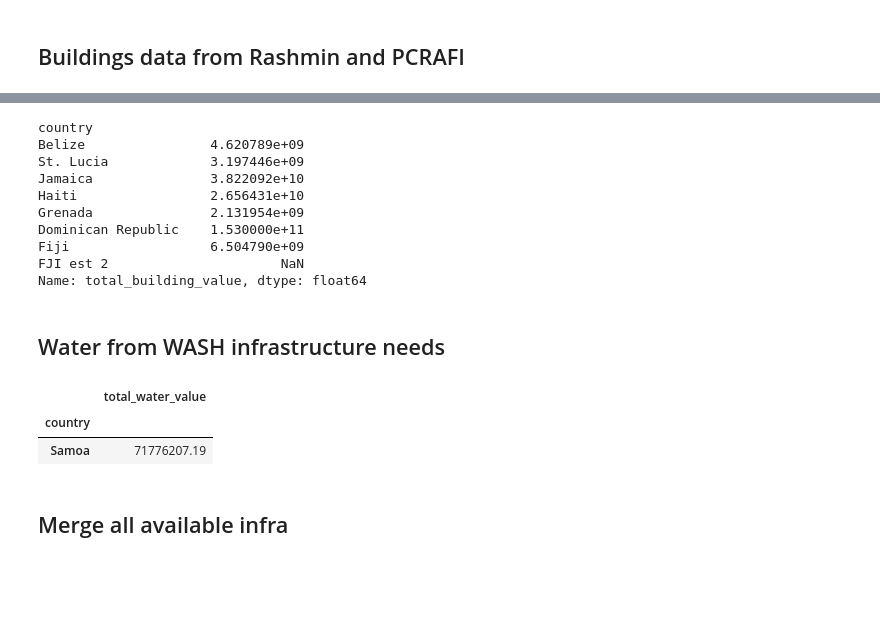
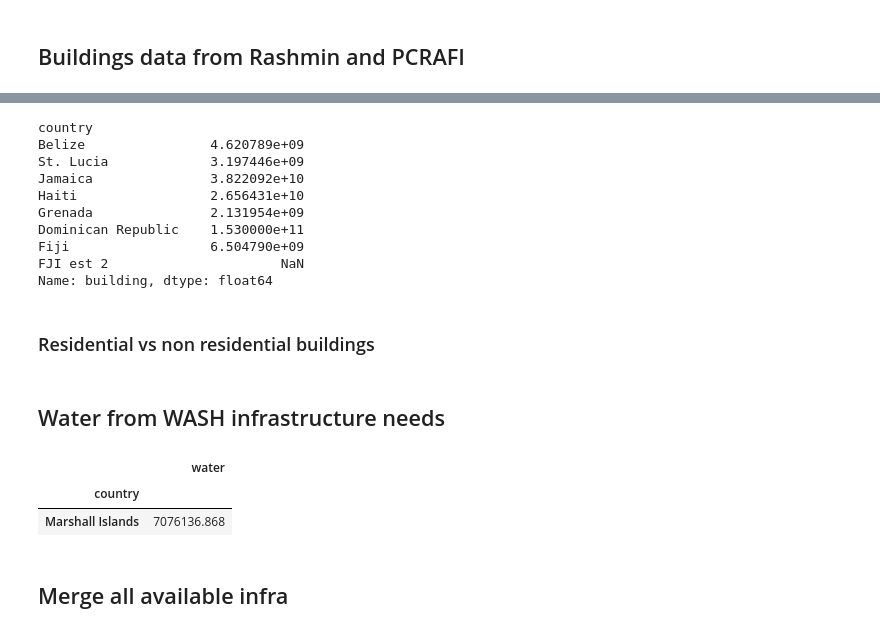
Before and after one commit to julierozz/resilience_indicator_SIDS, a Jupyter notebook: gather_infra_stocks_data.ipynb, the cells around one changed output, grey strips where cells are left out. Drawn from its saved outputs; the diff is of its cells as text; code cells hidden in the pictures; blank space fills up the shorter version.

```diff
--- a/gather_infra_stocks_data.ipynb
+++ b/gather_infra_stocks_data.ipynb
@@ -130,5 +115,5 @@ buildings_rashmin["total_building_value"] = buildings_rashmin["Buildings (Reside
 # %%
-buildings_rashmin.set_index("country").total_building_value
+buildings_rashmin.set_index("country").building
 # %% [output]
 country
 Belize                4.620789e+09
@@ -139,7 +124,9 @@ Grenada               2.131954e+09
 Dominican Republic    1.530000e+11
 Fiji                  6.504790e+09
 FJI est 2                      NaN
-Name: total_building_value, dtype: float64
+Name: building, dtype: float64
 # %%
 #Fiji has 2 estimates. first one is rashmin, last one is PCRAFI
 buildings = pd.concat([buildings_rashmin.set_index("country"),buildings_pcrafi]).reset_index().drop_duplicates("country",keep="first")
+# %% [markdown]
+### Residential vs non residential buildings
@@ -148,11 +146,12 @@ buildings = pd.concat([buildings_rashmin.set_index("country"),buildings_pcrafi])
 # %%
 water = pd.read_csv(path+"water_infra_value_sids.csv")
 # %%
+water["country"] = water["country"].replace(any_to_wb)
 water.set_index("country").sample()
 # %% [output]
-|  | total_water_value |
+|  | water |
 | country |  |
-| Samoa | 71776207.19 |
+| Marshall Islands | 7076136.868 |
 # %% [markdown]
 ## Merge all available infra
 # %%
```
Also changed, not shown: parts of 36 cells of this notebook, 13 other files.
